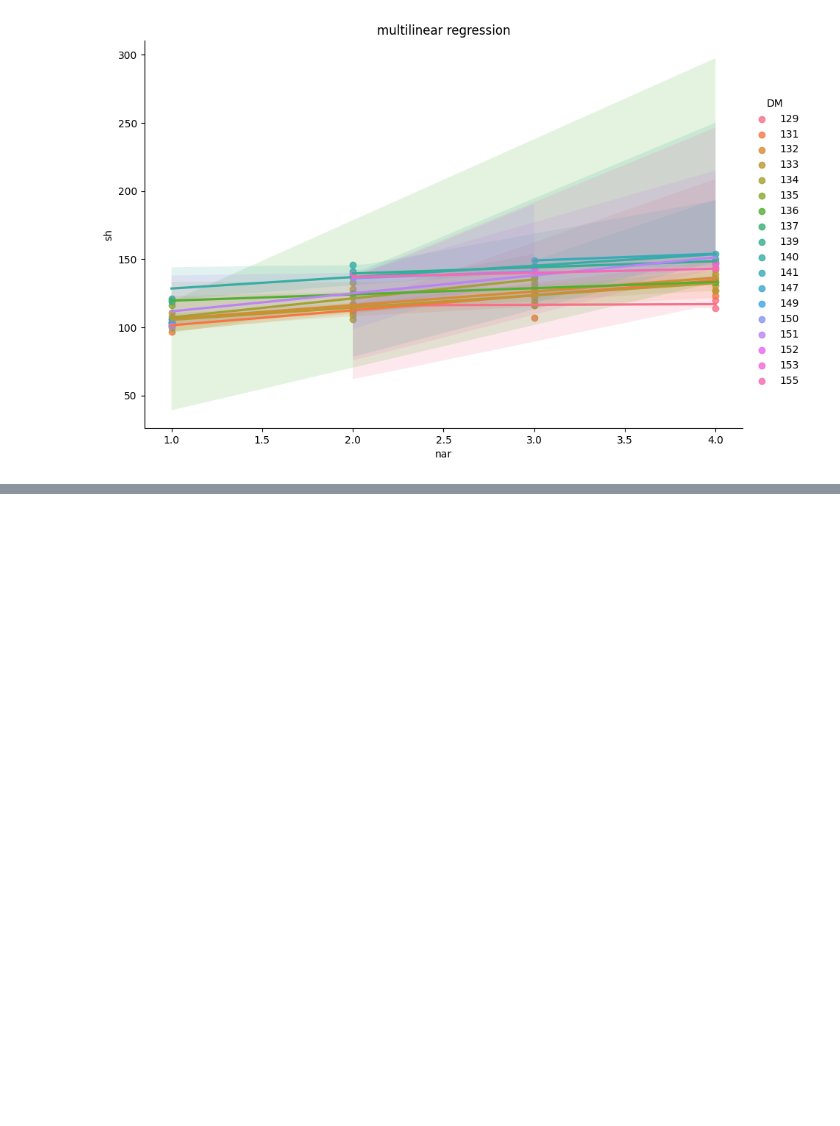
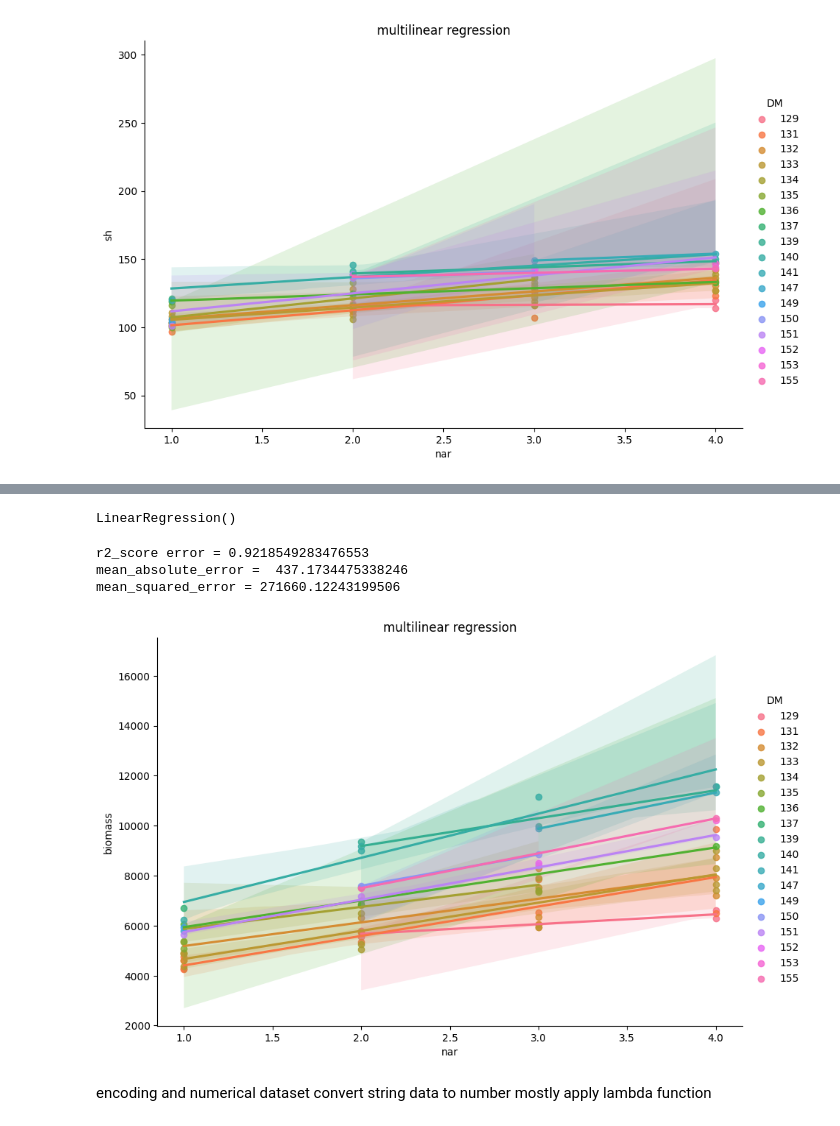
Before and after one commit to hamzagulshad/Regression, a Jupyter notebook: miltilnearregression.ipynb, the cells around one changed output, grey strips where cells are left out. Drawn from its saved outputs; the diff is of its cells as text; code cells hidden in the pictures; blank space fills up the shorter version.

```diff
--- a/miltilnearregression.ipynb
+++ b/miltilnearregression.ipynb
@@ -127,0 +137,5 @@ plt.show()
+# %%
+
+model.fit(x_train,y_train)
+# %% [output]
+LinearRegression()
@@ -127,0 +144,20 @@ plt.show()
+# %%
+print("r2_score error =",r2_score(y_test,ypred))
+print("mean_absolute_error = ",mean_absolute_error (y_test,ypred))
+print("mean_squared_error =",mean_squared_error (y_test,ypred))
+# %% [output]
+r2_score error = 0.9218549283476553
+mean_absolute_error =  437.1734475338246
+mean_squared_error = 271660.12243199506
+# %%
+sns.lmplot(x='NAR',y='Biomass',hue='DM',data=data,height=6,aspect=1.5)
+plt.xlabel('nar')
+plt.ylabel('biomass')
+plt.title("multilinear regression")
+plt.show()
+# %% [output]
+[figure, added]
+# %% [markdown]
+encoding and numerical dataset
+convert string data to number
+mostly apply lambda function
```
Also changed, not shown: parts of 7 cells of this notebook.
